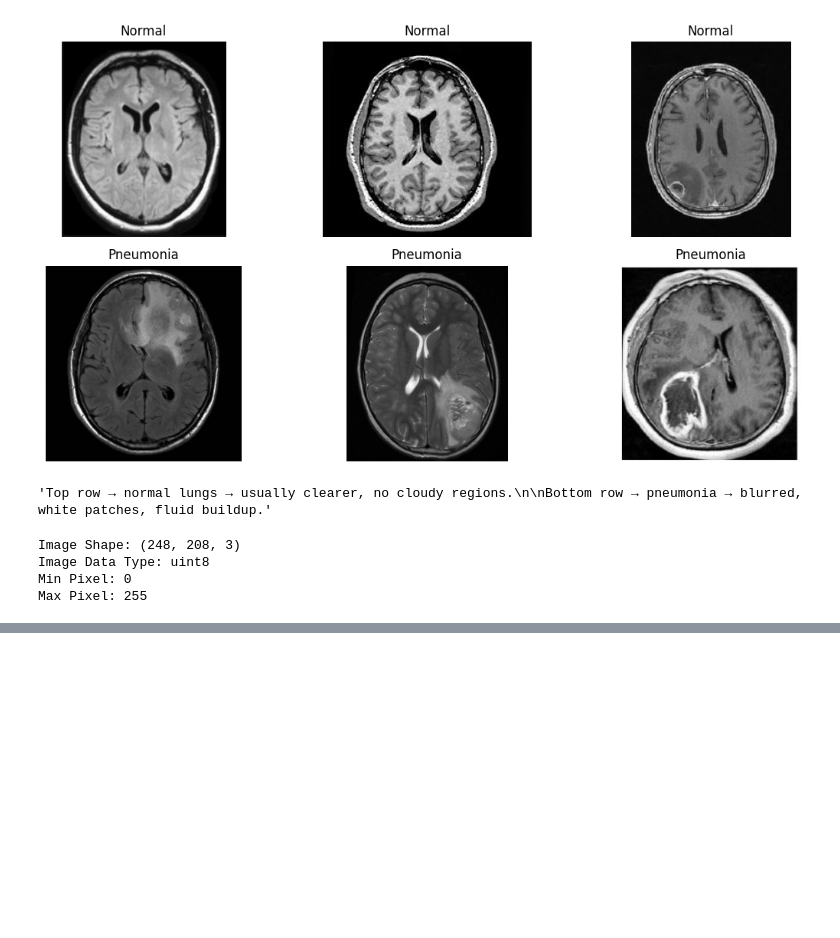
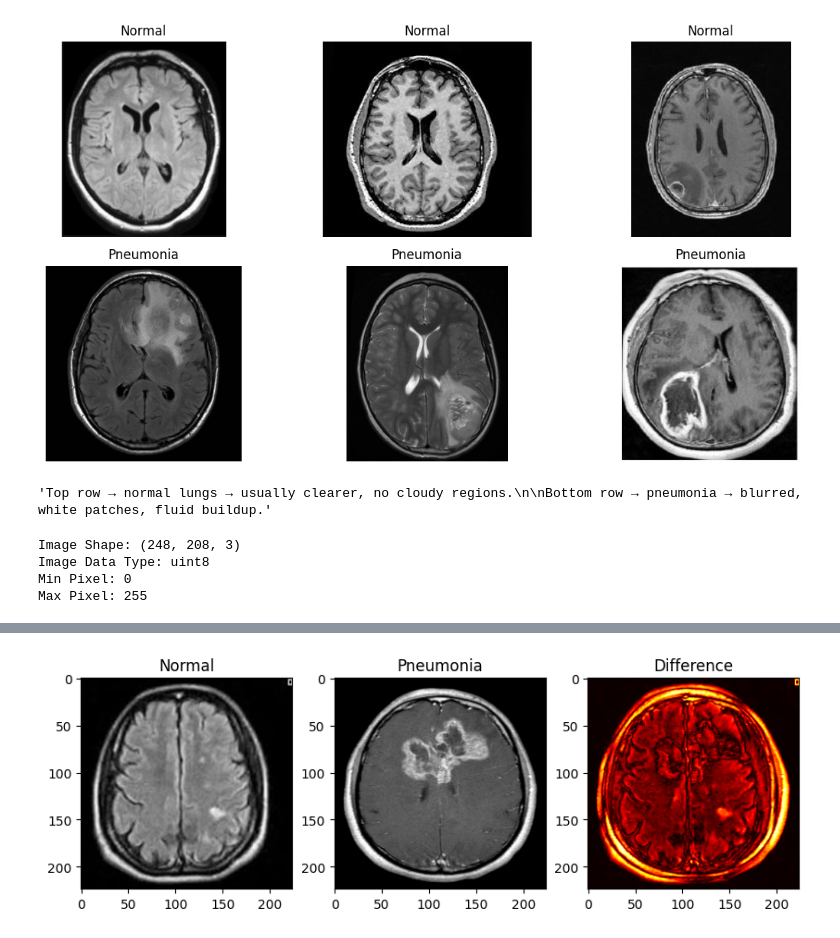
Before and after one commit to Shiva-Kumar-S-M/Stage-1-Basic-Logic-Building, a Jupyter notebook: Numpy/practice.ipynb, the cells around one changed output, grey strips where cells are left out. Saved outputs shown, nothing was run; the diff lists cells and outputs as text; code cells hidden in the pictures; blank space fills up the shorter version.

```diff
--- a/Numpy/practice.ipynb
+++ b/Numpy/practice.ipynb
@@ -193,0 +234,15 @@ Max Pixel: 255
+# %%
+# Load one normal and one pneumonia image (resized to same size)
+normal_img = cv2.resize(cv2.imread(os.path.join(normal_path, normal_imgs[0]), cv2.IMREAD_GRAYSCALE), (224, 224))
+pneumonia_img = cv2.resize(cv2.imread(os.path.join(pneumonia_path, pneumonia_imgs[0]), cv2.IMREAD_GRAYSCALE), (224, 224))
+
+# Subtract images
+diff = cv2.absdiff(normal_img, pneumonia_img)
+
+plt.figure(figsize=(10,4))
+plt.subplot(1,3,1); plt.imshow(normal_img, cmap='gray'); plt.title("Normal")
+plt.subplot(1,3,2); plt.imshow(pneumonia_img, cmap='gray'); plt.title("Pneumonia")
+plt.subplot(1,3,3); plt.imshow(diff, cmap='hot'); plt.title("Difference")
+plt.show()
+# %% [output]
+[figure, added]
```
Also changed, not shown: parts of 5 cells of this notebook, 2 other files.
